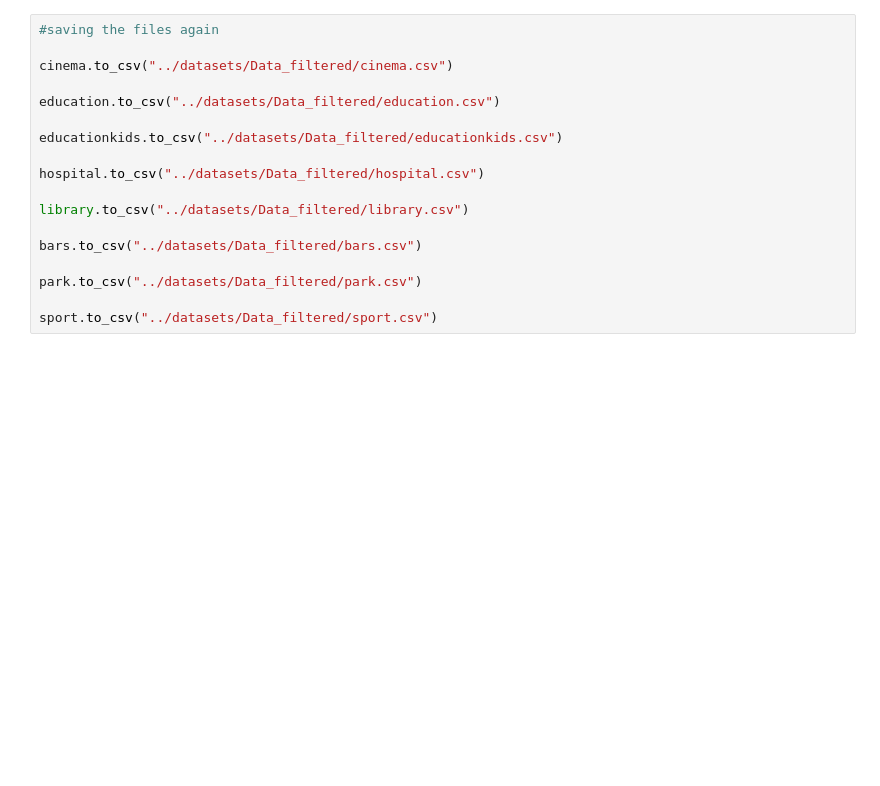
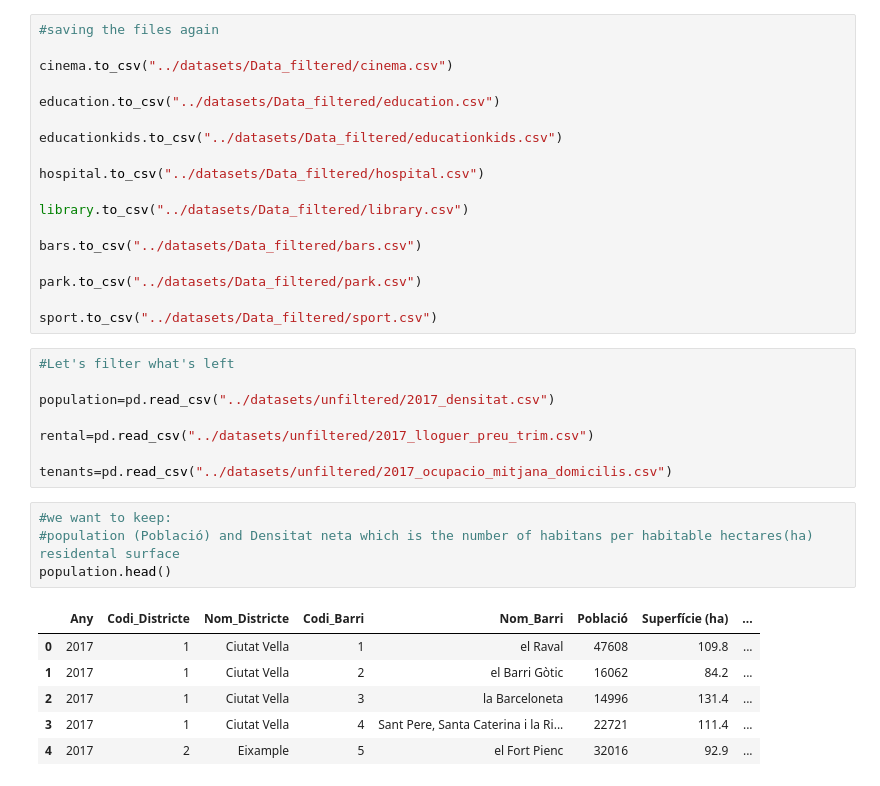
Before and after one commit to ta-data-bcn/Project-Week-2-Barcelona, a Jupyter notebook: your-project/To_filter_data.ipynb, the cells around one changed output. Drawn from its saved outputs; the diff is of its cells as text; blank space fills up the shorter version.

Commit message:
rest of the data filtered

```diff
--- a/your-project/To_filter_data.ipynb
+++ b/your-project/To_filter_data.ipynb
@@ -193,3 +193,22 @@ bars.to_csv("../datasets/Data_filtered/bars.csv")
 park.to_csv("../datasets/Data_filtered/park.csv")
 
 sport.to_csv("../datasets/Data_filtered/sport.csv")
+# %%
+#Let's filter what's left
+
+population=pd.read_csv("../datasets/unfiltered/2017_densitat.csv")
+
+rental=pd.read_csv("../datasets/unfiltered/2017_lloguer_preu_trim.csv")
+
+tenants=pd.read_csv("../datasets/unfiltered/2017_ocupacio_mitjana_domicilis.csv")
+# %%
+#we want to keep:
+#population (Població) and Densitat neta which is the number of habitans per habitable hectares(ha) residental surface
+population.head()
+# %% [output]
+|  | Any | Codi_Districte | Nom_Districte | Codi_Barri | Nom_Barri | Població | Superfície (ha) | ... |
+| 0 | 2017 | 1 | Ciutat Vella | 1 | el Raval | 47608 | 109.8 | ... |
+| 1 | 2017 | 1 | Ciutat Vella | 2 | el Barri Gòtic | 16062 | 84.2 | ... |
+| 2 | 2017 | 1 | Ciutat Vella | 3 | la Barceloneta | 14996 | 131.4 | ... |
+| 3 | 2017 | 1 | Ciutat Vella | 4 | Sant Pere, Santa Caterina i la Ri... | 22721 | 111.4 | ... |
+| 4 | 2017 | 2 | Eixample | 5 | el Fort Pienc | 32016 | 92.9 | ... |
```
Also changed, not shown: parts of 11 cells of this notebook, 4 other files.
